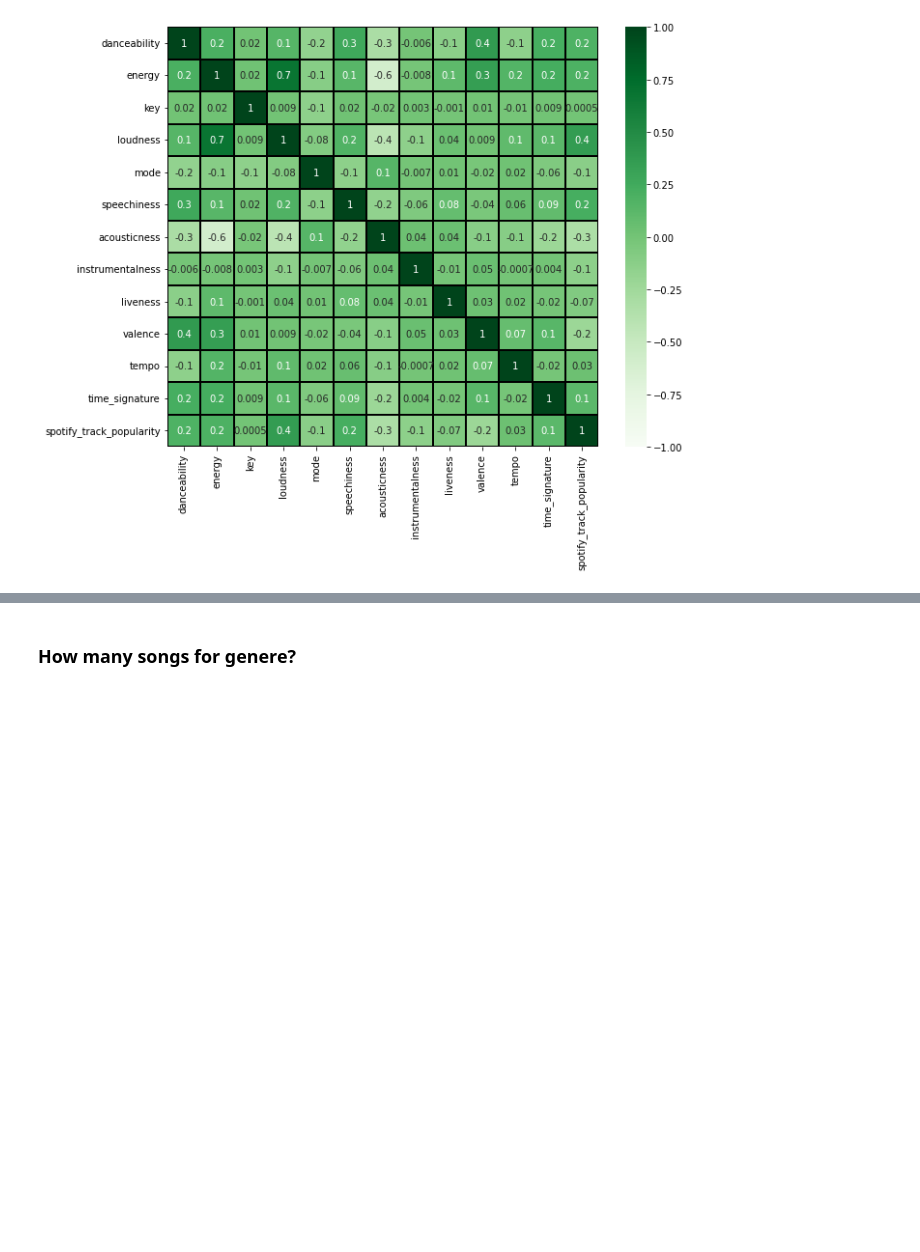
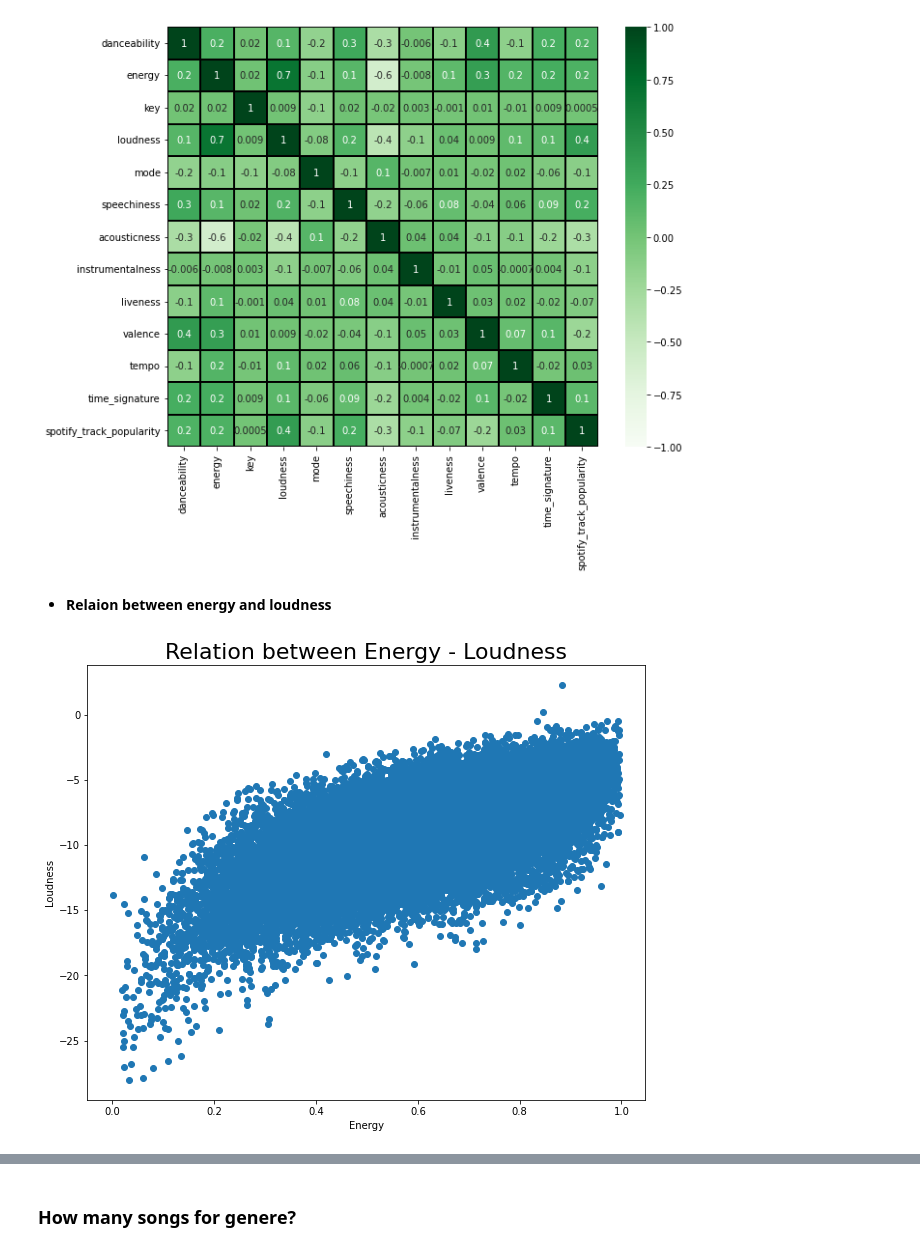
Before and after one commit to alelovo/Project_programming, a Jupyter notebook: project.ipynb, the cells around one changed output, grey strips where cells are left out. Saved outputs shown, nothing was run; the diff lists cells and outputs as text; code cells hidden in the pictures; blank space fills up the shorter version.

```diff
--- a/project.ipynb
+++ b/project.ipynb
@@ -436,2 +438,13 @@ plt.show()
 # %% [output]
 [figure]
+# %% [markdown]
+* **Relaion between energy and loudness**
+# %%
+plt.figure(figsize=(10,8))
+plt.scatter(billboard_df.energy,billboard_df.loudness)
+plt.xlabel('Energy')
+plt.ylabel('Loudness')
+plt.title('Relation between Energy - Loudness',size=22)
+plt.show()
+# %% [output]
+[figure, added]
```
Also changed, not shown: parts of 73 cells of this notebook.
